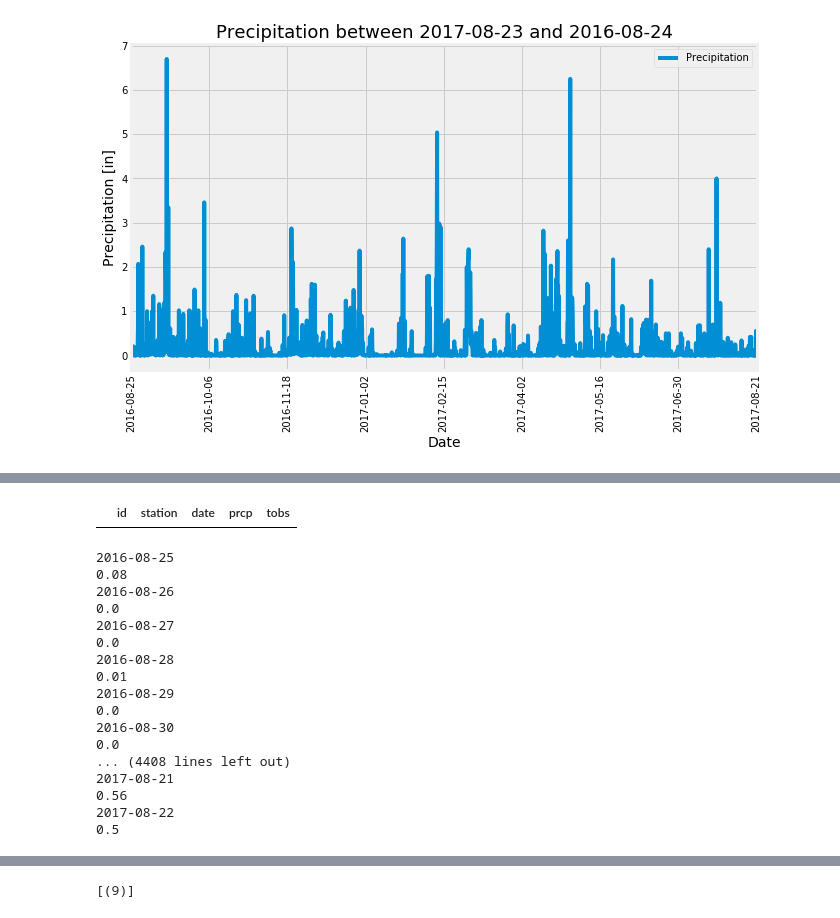
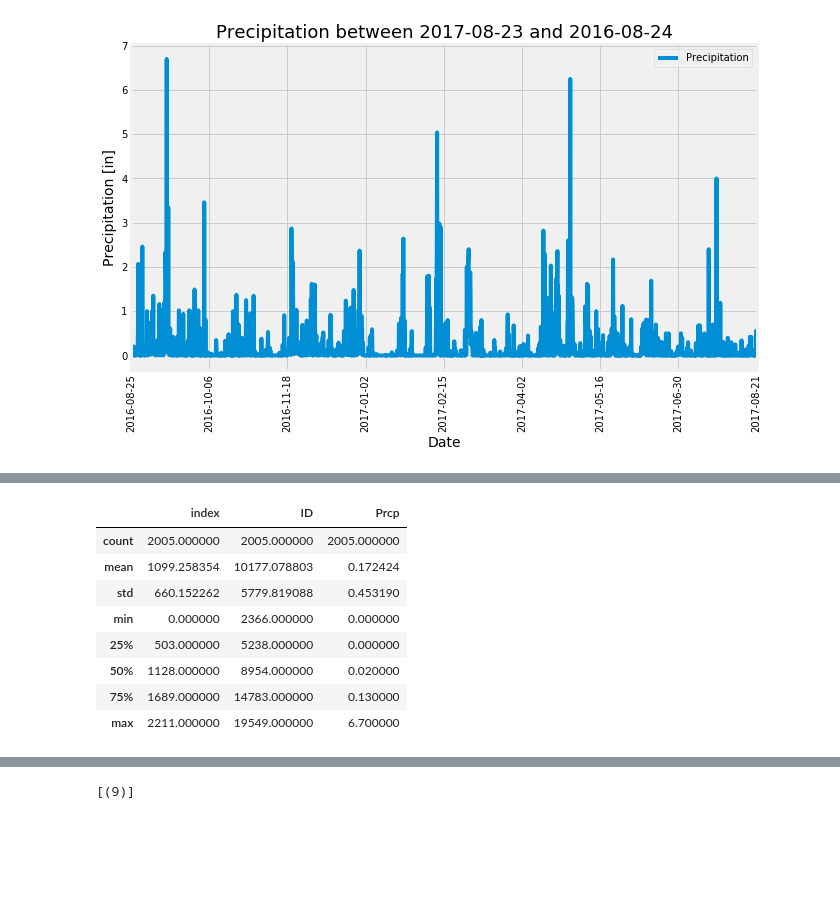
Before and after one commit to mrichtmyer/sqlalchemy-challenge, a Jupyter notebook: climate_starter.ipynb, the cells around one changed output, grey strips where cells are left out. Cells and saved outputs as stored; diff of their text form; code cells hidden in the pictures; blank space fills up the shorter version.

Commit message:
Add precipitation summary statistics

```diff
--- a/climate_starter.ipynb
+++ b/climate_starter.ipynb
@@ -129,37 +129,20 @@ Text(0.5, 1.0, 'Precipitation between 2017-08-23 and 2016-08-24')
 # Use Pandas Plotting with Matplotlib to plot the data
 # %% [markdown]
 ![precipitation](Images/precipitation.png)
-# %%
-max_date = data["date"].max()
-prcp_1yr = pd.read_sql(f"SELECT * FROM measurement WHERE measurement.date BETWEEN {max_date} AND {one_year_ago}", conn)
-prcp_1yr
-# %% [output]
-|  | id | station | date | prcp | tobs |
+# %%
+last_year_prcp.describe()
+# %% [output]
+|  | index | ID | Prcp |
+| count | 2005.000000 | 2005.000000 | 2005.000000 |
+| mean | 1099.258354 | 10177.078803 | 0.172424 |
+| std | 660.152262 | 5779.819088 | 0.453190 |
+| min | 0.000000 | 2366.000000 | 0.000000 |
+| 25% | 503.000000 | 5238.000000 | 0.000000 |
+| 50% | 1128.000000 | 8954.000000 | 0.020000 |
+| 75% | 1689.000000 | 14783.000000 | 0.130000 |
+| max | 2211.000000 | 19549.000000 | 6.700000 |
 # %%
 # Use Pandas to calcualte the summary statistics for the precipitation data
-# %%
-prcp_1yr = session.query(Measurement).filter(Measurement.date < data["date"].max(), Measurement.date > one_year_ago).all()
-for precip in prcp_1yr:
-    print(precip.date)
-    print(precip.prcp)
-# %% [output]
-2016-08-25
-0.08
-2016-08-26
-0.0
-2016-08-27
-0.0
-2016-08-28
-0.01
-2016-08-29
-0.0
-2016-08-30
-0.0
-... (4408 lines left out)
-2017-08-21
-0.56
-2017-08-22
-0.5
 # %% [markdown]
 ![describe](Images/describe.png)
 # %%
```
